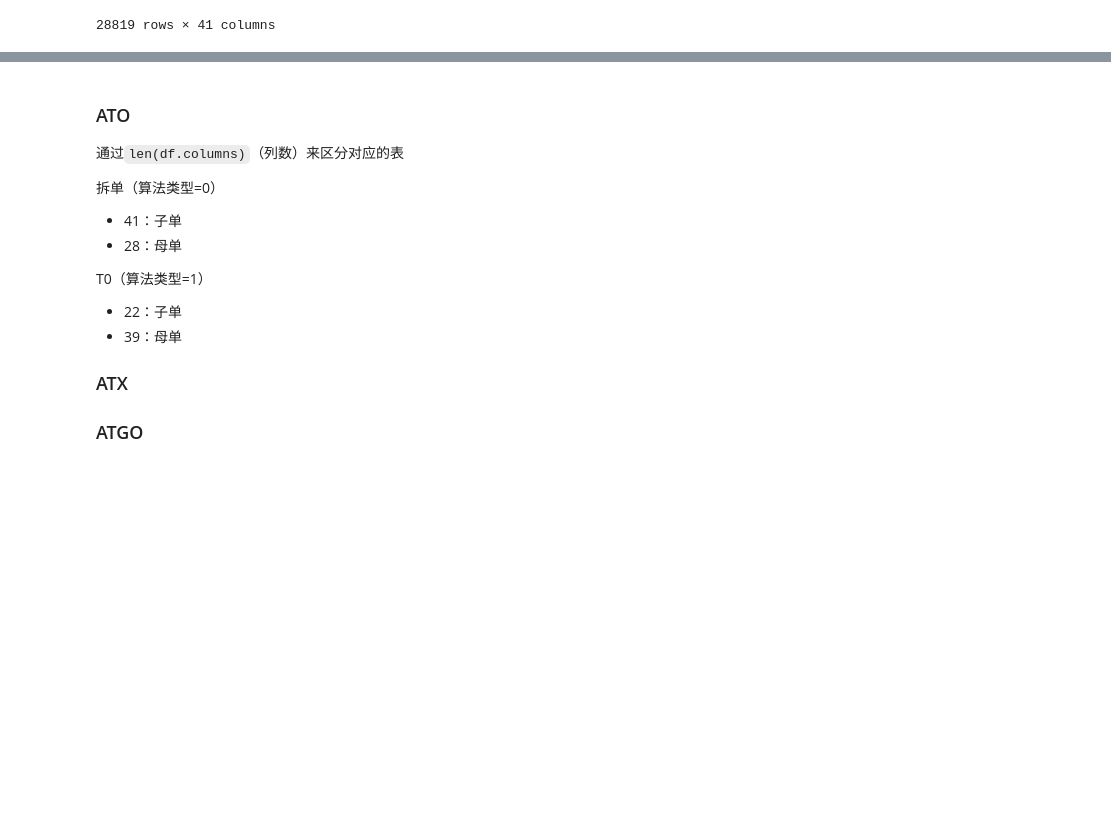
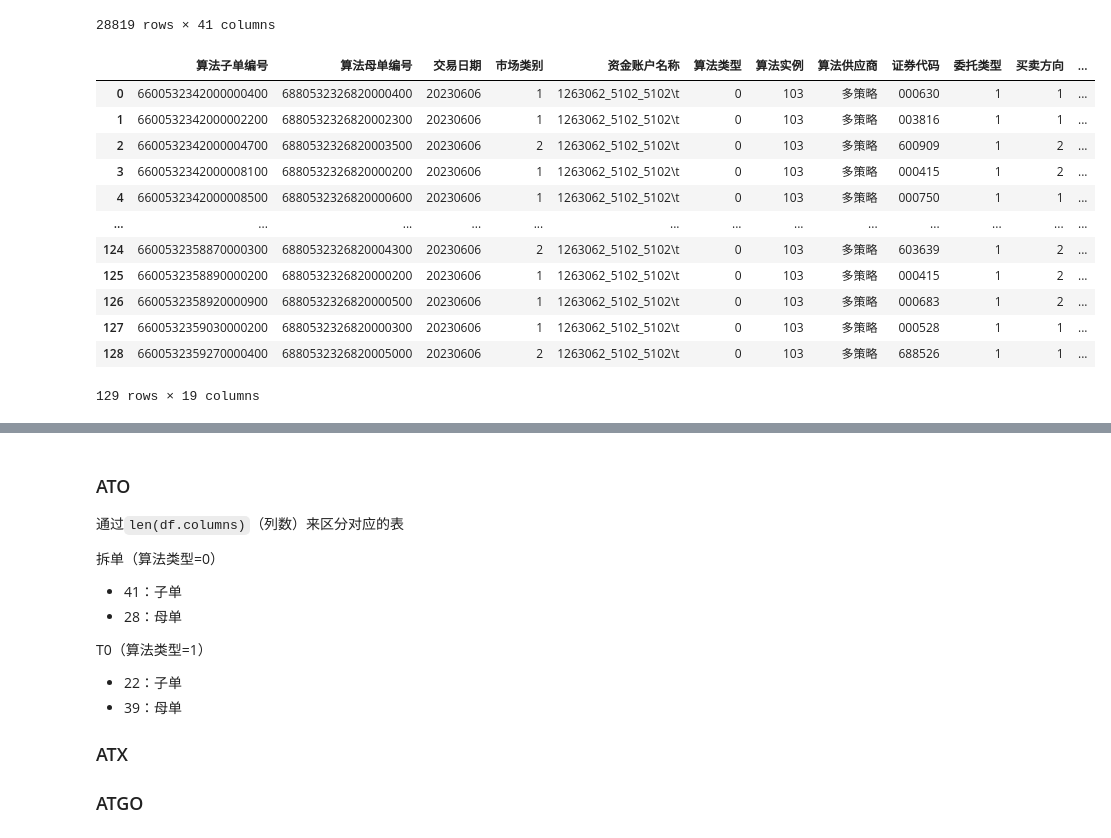
Before and after one commit to chengyingshe/cvt_multi_strategy, a Jupyter notebook: Untitled.ipynb, the cells around one changed output, grey strips where cells are left out. Saved outputs shown, nothing was run; the diff lists cells and outputs as text; code cells hidden in the pictures; blank space fills up the shorter version.

```diff
--- a/Untitled.ipynb
+++ b/Untitled.ipynb
@@ -215,3 +153,43 @@ df
 | 28817 | 2023/06/14 | 8800872453816000000 | 6600872453816000000 | NaN | 6880872433001000086 | 3698258971503095808 | 0 | 内部废单 | 2023/06/14 | 14:56:56 | ... | ... |
 | 28818 | 2023/06/14 | 8800872453818000000 | 6600872453818000000 | NaN | 6880872433019000129 | 3698396479176044544 | 0 | 内部废单 | 2023/06/14 | 14:56:58 | ... | ... |
 28819 rows × 41 columns
+# %%
+# ATX子单(已完成)
+def cvt_atx_actualorder(df, algo_type):  # ATX 子单 algo_type=0/1
+    global glob_date
+    suanfazidanbianhao = cvt_col_from_to(df, '委托编号', '算法子单编号')
+    suanfamudanbianhao = cvt_col_from_to(df, '母单编号', '算法母单编号')
+    jiaoyiriqi = cvt_col_from_to(df, '委托日期', '交易日期', lambda x: str(x))
+    glob_date = str(jiaoyiriqi.iloc[0].values[0])
+    shichangleibie = cvt_col_from_to(df, '交易市场', '市场类别', lambda x: get_index_from_list(market_type, x))
+    zijinzhanghumingcheng = cvt_col_from_to(df, '资金账号', '资金账户名称')
+    # 算法类型
+    suanfaleixing = cvt_col_from_to(df, '证券代码', '算法类型', lambda x: algo_type)  # 固定拆单0
+    # 算法供应商
+    suanfagongyingshang = cvt_col_from_to(df, '证券代码', '算法供应商', lambda x: '多策略')  # 固定多策略
+    zhengquandaima = cvt_col_from_to(df, '证券代码', '证券代码', lambda x: x.split('.')[0])
+    # 委托类型
+    weituoleixing = cvt_col_from_to(df, '证券代码', '委托类型', lambda x: 1)  # 委托类型固定为1
+    maimaifangxiang = cvt_col_from_to(df, '交易方向', '买卖方向', lambda x: get_index_from_list(side, x))
+    weituojiage = cvt_col_from_to(df, '委托价格', '委托价格')
+    weituoshuliang = cvt_col_from_to(df, '委托数量', '委托数量')
+    # 委托时间
+    tl = df['委托时间'].values
+    dl = df['委托日期'].values
+    for i in range(len(tl)):
+        tl[i] = str(dl[i]) + tl[i].replace(':', '')
+    weituoshijian = pd.DataFrame({'委托时间': tl})
+    chengjiaojiage = cvt_col_from_to(df, '成交均价', '成交价格')
+    chengjiaoshuliang = cvt_col_from_to(df, '成交数量', '成交数量')
+    # 成交时间（使用委托时间）
+    chengjiaoshijian = weituoshijian
+    weituozhuangtai = cvt_col_from_to(df, '子单状态', '委托状态', lambda x: get_index_from_list(order_status, x))
+    shouxufei = cvt_col_from_to(df, '其他费用', '手续费')
+    # 算法实例
+    # suanfashili = get_algo_instance_df(df, '资产账户名称', '证券代码', '算法实例')
+    suanfashili = pd.DataFrame({'算法实例': [103] * len(weituoshijian)})
+    return pd.concat(
+        [suanfazidanbianhao, suanfamudanbianhao, jiaoyiriqi, shichangleibie, zijinzhanghumingcheng, suanfaleixing,
+         suanfashili, suanfagongyingshang, zhengquandaima, weituoleixing, maimaifangxiang, weituojiage,
+         weituoshuliang, weituoshijian, chengjiaojiage, chengjiaoshuliang, chengjiaoshijian, weituozhuangtai,
+         shouxufei], axis=1)
@@ -217,0 +237,18 @@ df
+# %%
+df = pd.read_csv('./上传订单转换工具所需文件/各产品线结算格式/ATX/0/algoActual.csv',encoding='gbk')
+new_df = cvt_atx_actualorder(df, 0)
+new_df
+# %% [output]
+|  | 算法子单编号 | 算法母单编号 | 交易日期 | 市场类别 | 资金账户名称 | 算法类型 | 算法实例 | 算法供应商 | 证券代码 | 委托类型 | 买卖方向 | ... |
+| 0 | 6600532342000000400 | 6880532326820000400 | 20230606 | 1 | 1263062_5102_5102\t | 0 | 103 | 多策略 | 000630 | 1 | 1 | ... |
+| 1 | 6600532342000002200 | 6880532326820002300 | 20230606 | 1 | 1263062_5102_5102\t | 0 | 103 | 多策略 | 003816 | 1 | 1 | ... |
+| 2 | 6600532342000004700 | 6880532326820003500 | 20230606 | 2 | 1263062_5102_5102\t | 0 | 103 | 多策略 | 600909 | 1 | 2 | ... |
+| 3 | 6600532342000008100 | 6880532326820000200 | 20230606 | 1 | 1263062_5102_5102\t | 0 | 103 | 多策略 | 000415 | 1 | 2 | ... |
+| 4 | 6600532342000008500 | 6880532326820000600 | 20230606 | 1 | 1263062_5102_5102\t | 0 | 103 | 多策略 | 000750 | 1 | 1 | ... |
+| ... | ... | ... | ... | ... | ... | ... | ... | ... | ... | ... | ... | ... |
+| 124 | 6600532358870000300 | 6880532326820004300 | 20230606 | 2 | 1263062_5102_5102\t | 0 | 103 | 多策略 | 603639 | 1 | 2 | ... |
+| 125 | 6600532358890000200 | 6880532326820000200 | 20230606 | 1 | 1263062_5102_5102\t | 0 | 103 | 多策略 | 000415 | 1 | 2 | ... |
+| 126 | 6600532358920000900 | 6880532326820000500 | 20230606 | 1 | 1263062_5102_5102\t | 0 | 103 | 多策略 | 000683 | 1 | 2 | ... |
+| 127 | 6600532359030000200 | 6880532326820000300 | 20230606 | 1 | 1263062_5102_5102\t | 0 | 103 | 多策略 | 000528 | 1 | 1 | ... |
+| 128 | 6600532359270000400 | 6880532326820005000 | 20230606 | 2 | 1263062_5102_5102\t | 0 | 103 | 多策略 | 688526 | 1 | 1 | ... |
+129 rows × 19 columns
```
Also changed, not shown: parts of 16 cells of this notebook, 4 other files.
